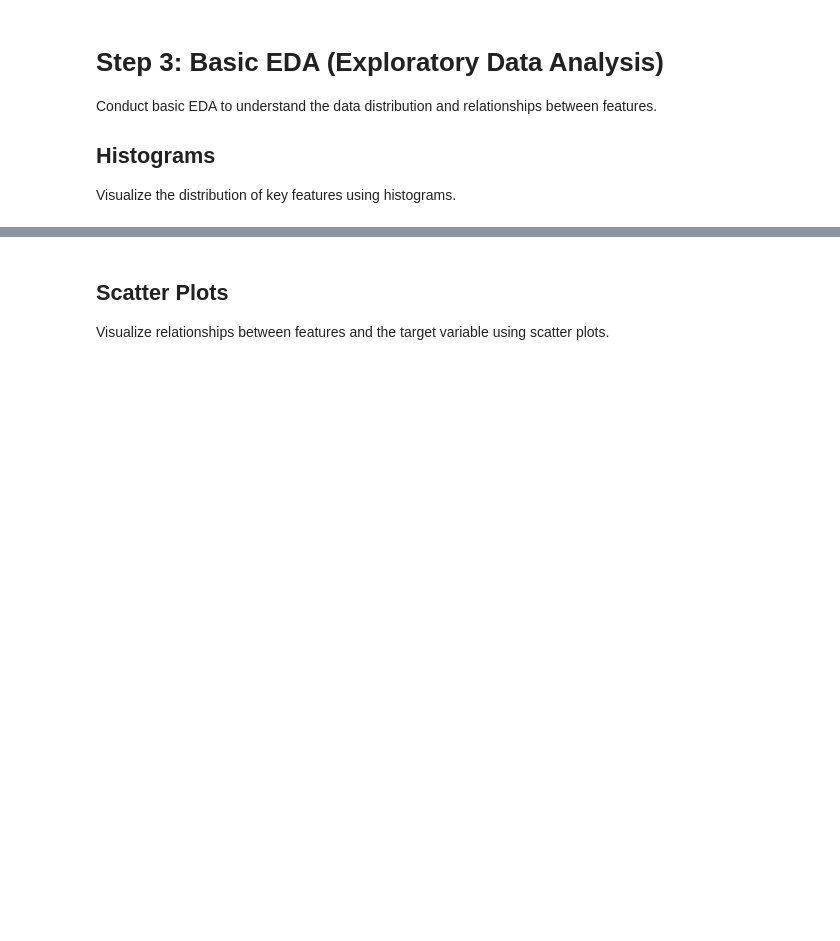
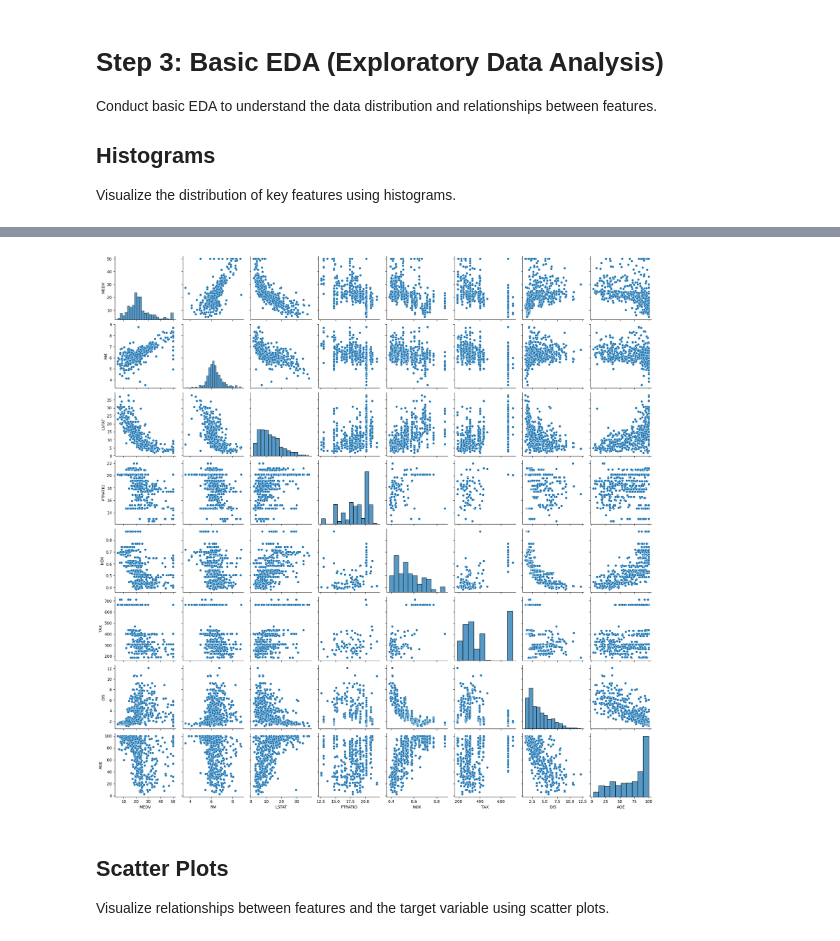
Before and after one commit to GuaSiMoTO/LAB-Introduction-to-ML-Pipeline-public, a Jupyter notebook: ml-pipeline.ipynb, the cells around one changed output, grey strips where cells are left out. Drawn from its saved outputs; the diff is of its cells as text; code cells hidden in the pictures; blank space fills up the shorter version.

```diff
--- a/ml-pipeline.ipynb
+++ b/ml-pipeline.ipynb
@@ -84,3 +199,15 @@ Visualize the distribution of key features using histograms.
+# %%
+import seaborn as sns
+import pandas as pd
+import matplotlib.pyplot as plt
+
+# Supón que ya tienes el DataFrame cargado como df
+selected_cols = ['MEDV', 'RM', 'LSTAT', 'PTRATIO', 'NOX', 'TAX', 'DIS', 'AGE']
+
+sns.pairplot(df[selected_cols])
+plt.show()
+# %% [output]
+[figure, added]
 # %% [markdown]
 ## Scatter Plots
 Visualize relationships between features and the target variable using scatter plots.
```
Also changed, not shown: parts of 18 cells of this notebook.
